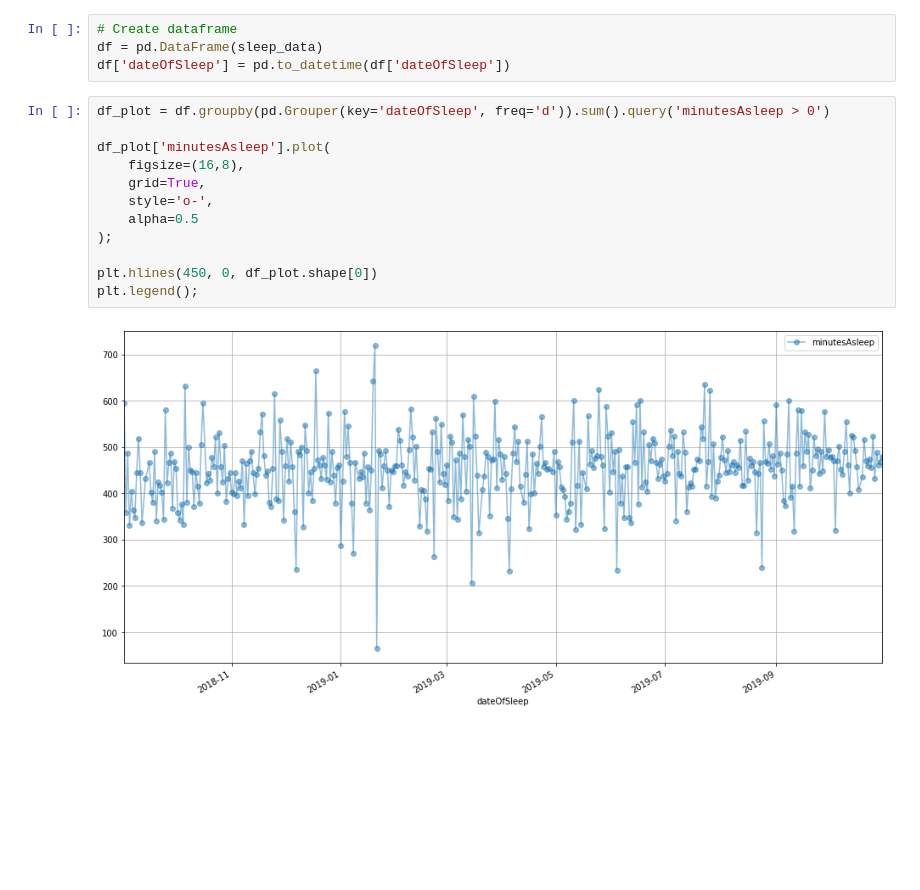
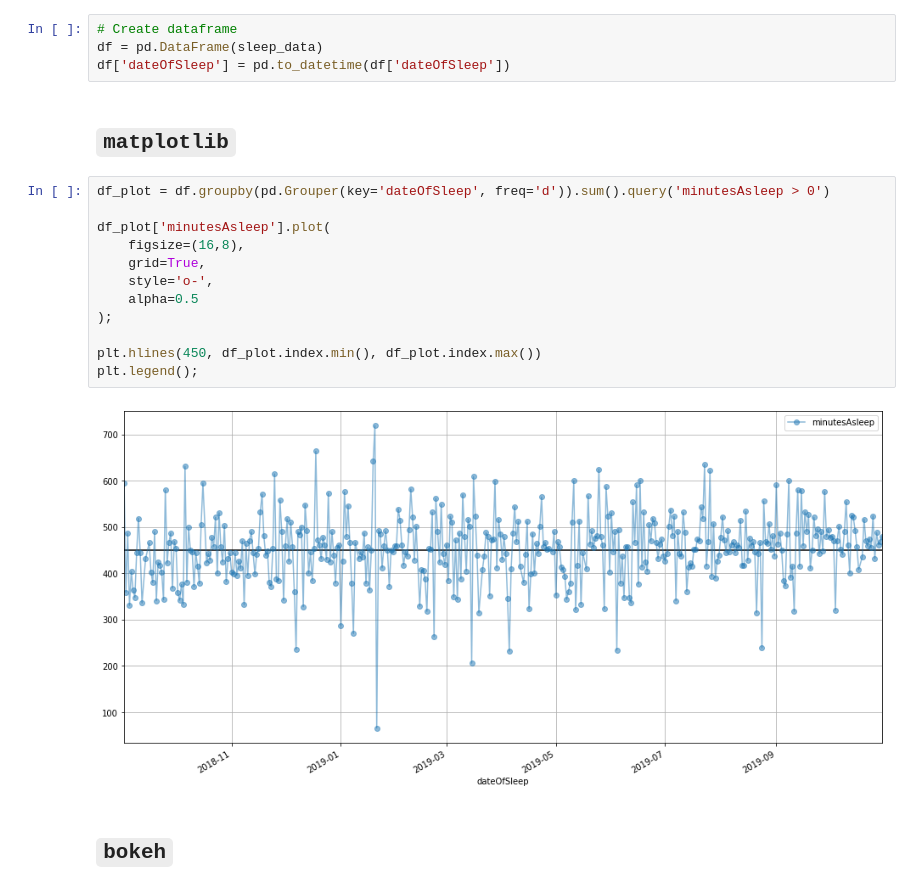
Before and after one commit to hnagib/Fitbit-Analytics, a Jupyter notebook: notebooks/hn-query-sleep-data.ipynb, the cells around one changed output. Saved outputs shown, nothing was run; the diff lists cells and outputs as text; blank space fills up the shorter version.

```diff
--- a/notebooks/hn-query-sleep-data.ipynb
+++ b/notebooks/hn-query-sleep-data.ipynb
@@ -185,17 +182,21 @@ sleep_data = [{item:s[item] for item in items} for s in sleep]
 # Create dataframe
 df = pd.DataFrame(sleep_data)
 df['dateOfSleep'] = pd.to_datetime(df['dateOfSleep'])
+# %% [markdown]
+## `matplotlib`
 # %%
 df_plot = df.groupby(pd.Grouper(key='dateOfSleep', freq='d')).sum().query('minutesAsleep > 0')
 
 df_plot['minutesAsleep'].plot(
     figsize=(16,8),
     grid=True,
     style='o-',
     alpha=0.5
 );
 
-plt.hlines(450, 0, df_plot.shape[0])
+plt.hlines(450, df_plot.index.min(), df_plot.index.max())
 plt.legend();
 # %% [output]
-[figure, old version]
+[figure, new version]
+# %% [markdown]
+## `bokeh`
```
Also changed, not shown: parts of 3 cells of this notebook.
